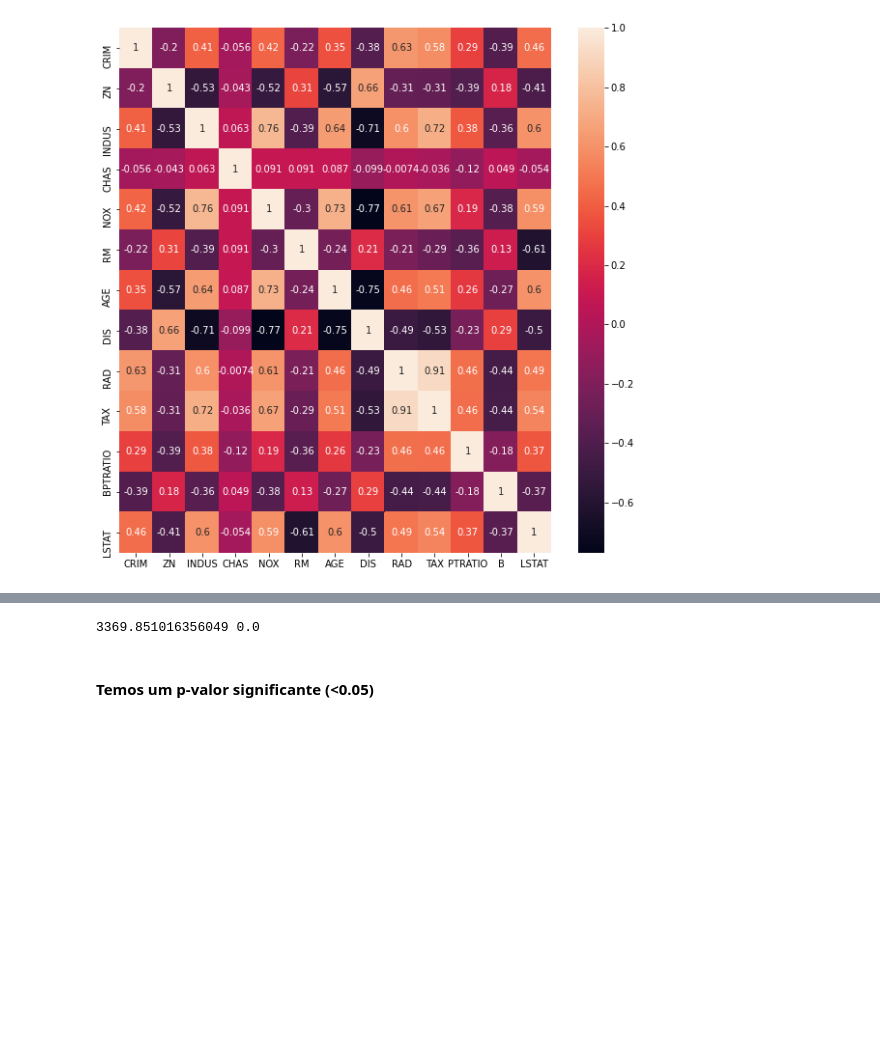
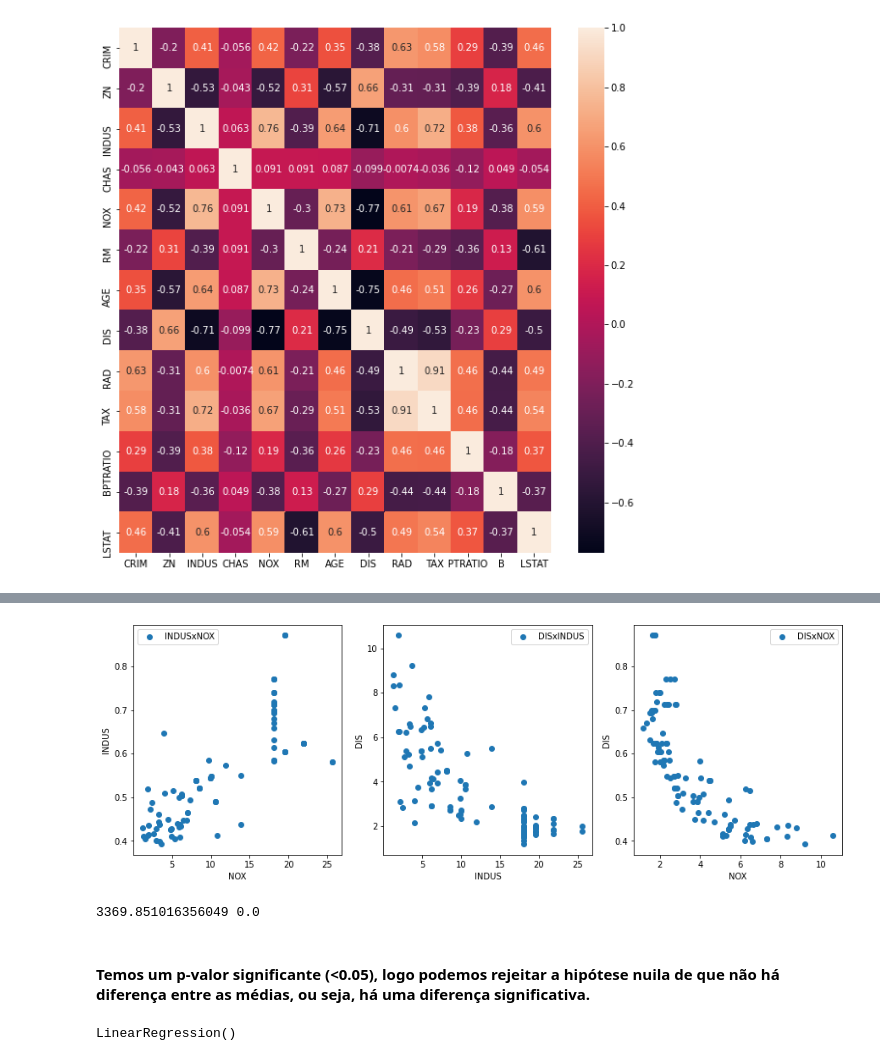
Before and after one commit to jprodrigues70/lista-aspectos-estatisticos, a Jupyter notebook: atividaderegressao/atividadeRegressao.ipynb, the cells around one changed output, grey strips where cells are left out. Cells and saved outputs as stored; diff of their text form; code cells hidden in the pictures; blank space fills up the shorter version.

Commit message:
treinamento feito do modelo de regressao e pdf gerado

```diff
--- a/atividaderegressao/atividadeRegressao.ipynb
+++ b/atividaderegressao/atividadeRegressao.ipynb
@@ -56,3 +88,21 @@ plt.show()
+# %%
+plt.rcParams["figure.figsize"] = (15,5)
+fig, axs = plt.subplots(1,3)
+axs[0].scatter(x_test['INDUS'],x_test['NOX'], label='INDUSxNOX')
+axs[0].legend()
+axs[0].set_ylabel('INDUS')
+axs[0].set_xlabel('NOX')
+axs[1].scatter(x_test['INDUS'],x_test['DIS'], label='DISxINDUS')
+axs[1].legend()
+axs[1].set_ylabel('DIS')
+axs[1].set_xlabel('INDUS')
+axs[2].scatter(x_test['DIS'],x_test['NOX'], label='DISxNOX')
+axs[2].legend()
+axs[2].set_ylabel('DIS')
+axs[2].set_xlabel('NOX')
+plt.show()
+# %% [output]
+[figure, added]
 # %%
 import scipy.stats as stats
 fvalue, pvalue = stats.f_oneway(df['CRIM'],df['ZN'],df['INDUS'],df['CHAS'],df['NOX'],
@@ -61,7 +111,13 @@ fvalue, pvalue = stats.f_oneway(df['CRIM'],df['ZN'],df['INDUS'],df['CHAS'],df['N
 print(fvalue, pvalue)
 # %% [output]
 3369.851016356049 0.0
-# %% [markdown]
-#### Temos um p-valor significante (<0.05)
+# %% [markdown]
+#### Temos um p-valor significante (<0.05), logo podemos rejeitar a hipótese nuila de que não há diferença entre as médias, ou seja, há uma diferença significativa.
 # %%
 linear_regression_model = LinearRegression()
+# %%
+x_train, x_test, y_train, y_test = train_test_split(df.iloc[:, :], pd.DataFrame(data['target']),
+                                                   test_size=0.2, random_state=3)
+linear_regression_model.fit(x_train, y_train)
+# %% [output]
+LinearRegression()
```
Also changed, not shown: parts of 7 cells of this notebook, 1 other file.
